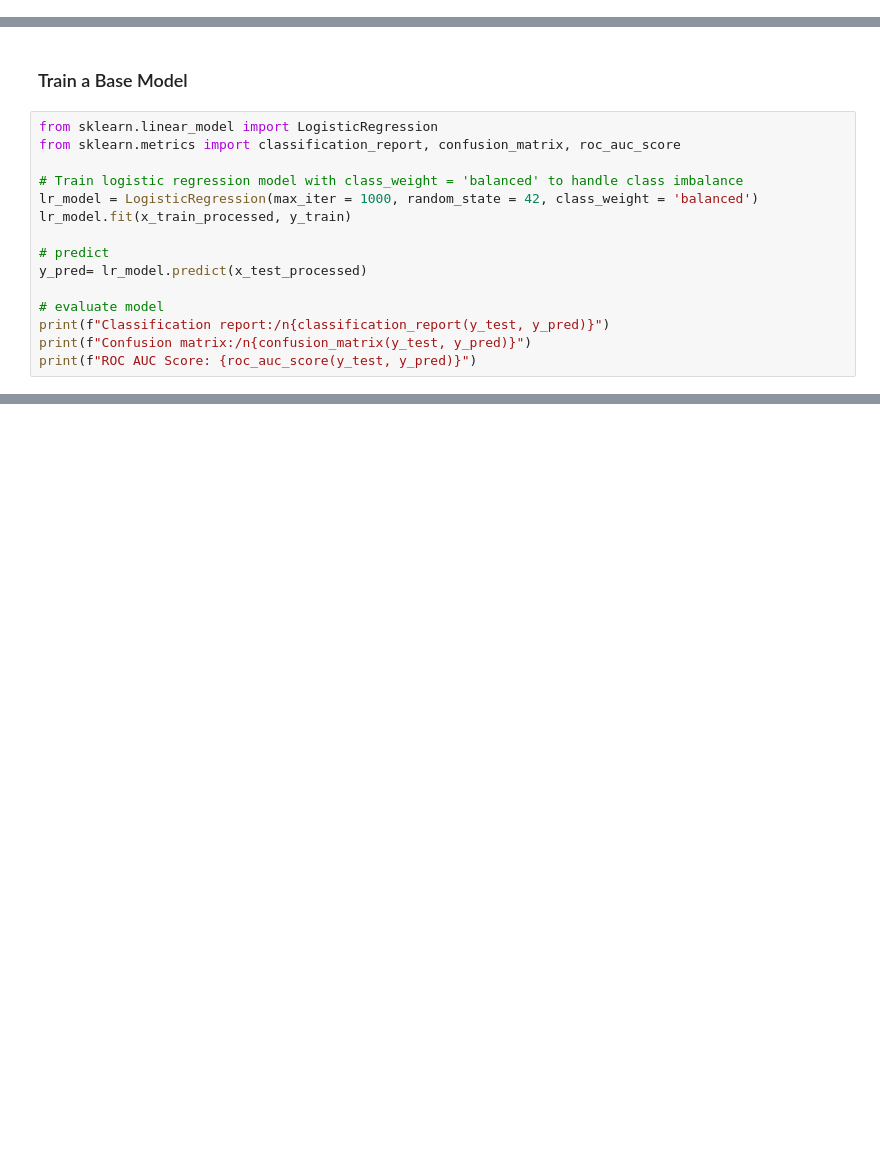
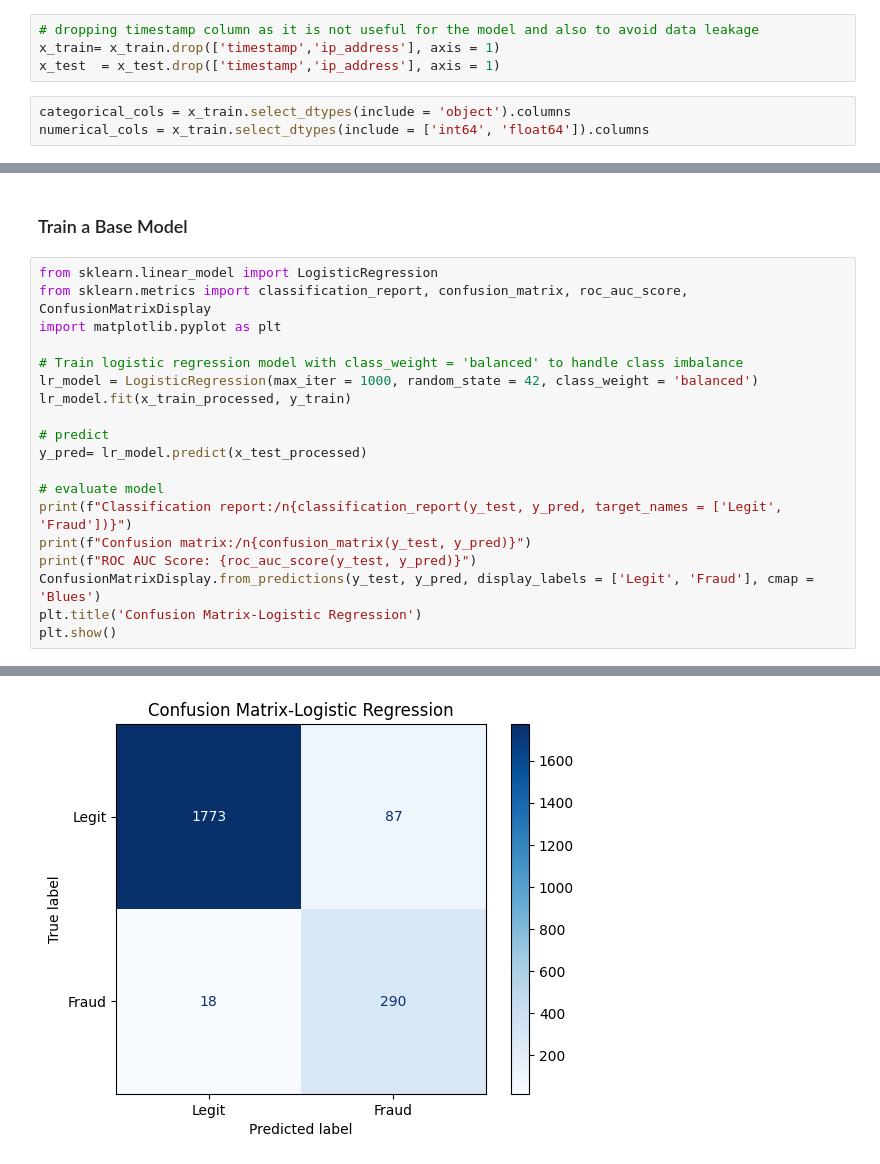
Before and after one commit to SUNDAYTITILAYO/fraudulent-prediction-project, a Jupyter notebook: notebook/Model.ipynb, the cells around one changed output, grey strips where cells are left out. Cells and saved outputs as stored; diff of their text form; blank space fills up the shorter version.

```diff
--- a/notebook/Model.ipynb
+++ b/notebook/Model.ipynb
@@ -41,3 +41,10 @@ y_test = test_data['is_fraud']
 # %% [output]
 See https://pandas.pydata.org/docs/user_guide/migration-3-strings.html#string-migration-select-dtypes for details on how to write code that works with pandas 2 and 3.
   categorical_cols = data.select_dtypes(include = 'object').columns
+# %%
+# dropping timestamp column as it is not useful for the model and also to avoid data leakage
+x_train= x_train.drop(['timestamp','ip_address'], axis = 1)
+x_test  = x_test.drop(['timestamp','ip_address'], axis = 1)
+# %%
+categorical_cols = x_train.select_dtypes(include = 'object').columns
+numerical_cols = x_train.select_dtypes(include = ['int64', 'float64']).columns
@@ -57,7 +67,8 @@ x_test_processed = preprocessor.transform(x_test)
 ### Train a Base Model
 # %%
 from sklearn.linear_model import LogisticRegression
-from sklearn.metrics import classification_report, confusion_matrix, roc_auc_score
+from sklearn.metrics import classification_report, confusion_matrix, roc_auc_score, ConfusionMatrixDisplay
+import matplotlib.pyplot as plt
 
 # Train logistic regression model with class_weight = 'balanced' to handle class imbalance
 lr_model = LogisticRegression(max_iter = 1000, random_state = 42, class_weight = 'balanced')
@@ -67,9 +78,12 @@ lr_model.fit(x_train_processed, y_train)
 y_pred= lr_model.predict(x_test_processed)
 
 # evaluate model
-print(f"Classification report:/n{classification_report(y_test, y_pred)}")
+print(f"Classification report:/n{classification_report(y_test, y_pred, target_names = ['Legit', 'Fraud'])}")
 print(f"Confusion matrix:/n{confusion_matrix(y_test, y_pred)}")
 print(f"ROC AUC Score: {roc_auc_score(y_test, y_pred)}")
+ConfusionMatrixDisplay.from_predictions(y_test, y_pred, display_labels = ['Legit', 'Fraud'], cmap = 'Blues')
+plt.title('Confusion Matrix-Logistic Regression')
+plt.show()
 # %% [output]
 Classification report:/n              precision    recall  f1-score   support
 
@@ -85,0 +100 @@ ROC AUC Score: 0.9551249825443374
+[figure, added]
```
Also changed, not shown: parts of 11 cells of this notebook, 5 other files.
